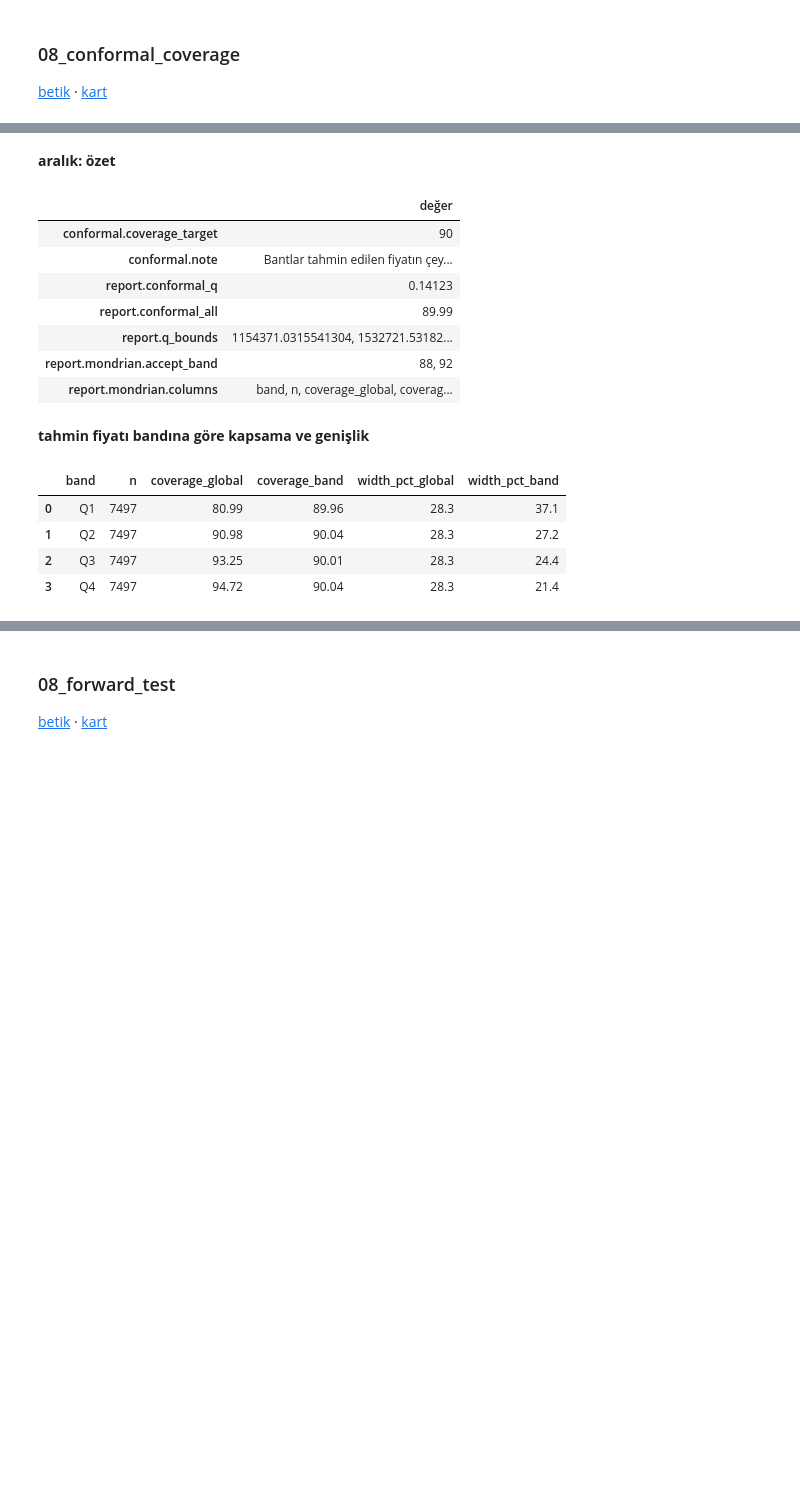
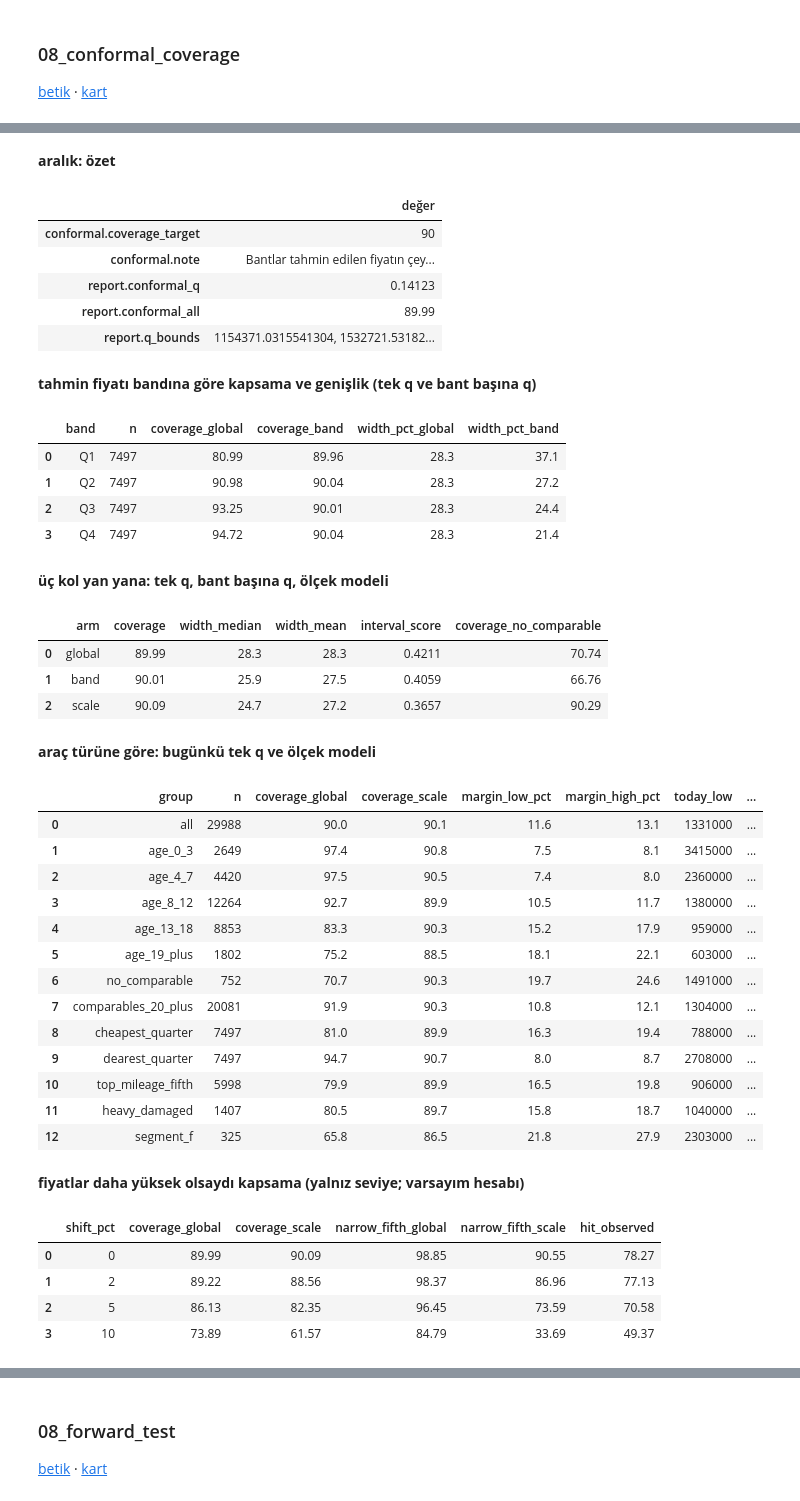
Before and after one commit to sadik-coban/car-price-prediction-pipeline, a Jupyter notebook: notebooks/3_errors_and_text.ipynb, the cells around one changed output, grey strips where cells are left out. Drawn from its saved outputs; the diff is of its cells as text; code cells hidden in the pictures; blank space fills up the shorter version.

```diff
--- a/notebooks/3_errors_and_text.ipynb
+++ b/notebooks/3_errors_and_text.ipynb
@@ -265,6 +265,4 @@ Markdown(card("08_conformal_coverage"))
 - zamansal: `present` — KFold dönemleri karıştırır; model zamanı görmez. Son taramada yeni ilanlardaki hata 08_forward_test'te ayrıca ölçülüyor.
 # %%
-script = run("08_conformal_coverage")           # [1]–[5]: yükle + hesapla; kaydetmez
-m = script.to_metrics(script.res)
-check(m, docs["08_conformal_coverage"])
+m = recorded("08_conformal_coverage", docs)
 # %% [output]
@@ -273,20 +270,53 @@ overall | genel: 89.99% · [('Q1', 80.99, 89.96), ('Q2', 90.98, 90.04), ('Q3', 9
 # %%
-mo = m["report"]["mondrian"]
-show("aralık: özet", flat({"conformal": m["domain"]["conformal"], "report": m["report"]}))
-show("tahmin fiyatı bandına göre kapsama ve genişlik", pd.DataFrame(mo["by_band"], columns=mo["columns"]))
+rp, dc = m["report"], m["domain"]["conformal"]
+mo, sc, cf = rp["mondrian"], rp["scale"], rp["confidence"]
+show("aralık: özet", flat({"conformal": dc, "report": {k: rp[k] for k in ("conformal_q", "conformal_all", "q_bounds")}}))
+show("tahmin fiyatı bandına göre kapsama ve genişlik (tek q ve bant başına q)",
+     pd.DataFrame(mo["by_band"], columns=mo["columns"]))
+show("üç kol yan yana: tek q, bant başına q, ölçek modeli", pd.DataFrame(sc["arms"], columns=sc["arm_columns"]))
+show("araç türüne göre: bugünkü tek q ve ölçek modeli", pd.DataFrame(sc["profiles"], columns=sc["profile_columns"]))
+show("fiyatlar daha yüksek olsaydı kapsama (yalnız seviye; varsayım hesabı)",
+     pd.DataFrame(sc["level_shift"], columns=sc["level_shift_columns"]))
+show("isabet olasılığı: özet", flat({k: v for k, v in cf.items() if k != "by_shown"}))
+show("isabet olasılığı: sitede gösterilen değere göre gerçekleşen pay",
+     pd.DataFrame(cf["by_shown"], columns=["10'da", "ilan", "gerçekleşen %"]))
 # %% [output]
 **aralık: özet**
 |  | değer |
 | conformal.coverage_target | 90 |
 | conformal.note | Bantlar tahmin edilen fiyatın çey... |
 | report.conformal_q | 0.14123 |
 | report.conformal_all | 89.99 |
 | report.q_bounds | 1154371.0315541304, 1532721.53182... |
-| report.mondrian.accept_band | 88, 92 |
-| report.mondrian.columns | band, n, coverage_global, coverag... |
-**tahmin fiyatı bandına göre kapsama ve genişlik**
+**tahmin fiyatı bandına göre kapsama ve genişlik (tek q ve bant başına q)**
 |  | band | n | coverage_global | coverage_band | width_pct_global | width_pct_band |
 | 0 | Q1 | 7497 | 80.99 | 89.96 | 28.3 | 37.1 |
 | 1 | Q2 | 7497 | 90.98 | 90.04 | 28.3 | 27.2 |
 | 2 | Q3 | 7497 | 93.25 | 90.01 | 28.3 | 24.4 |
 | 3 | Q4 | 7497 | 94.72 | 90.04 | 28.3 | 21.4 |
+**üç kol yan yana: tek q, bant başına q, ölçek modeli**
+|  | arm | coverage | width_median | width_mean | interval_score | coverage_no_comparable |
+| 0 | global | 89.99 | 28.3 | 28.3 | 0.4211 | 70.74 |
+| 1 | band | 90.01 | 25.9 | 27.5 | 0.4059 | 66.76 |
+| 2 | scale | 90.09 | 24.7 | 27.2 | 0.3657 | 90.29 |
+**araç türüne göre: bugünkü tek q ve ölçek modeli**
+|  | group | n | coverage_global | coverage_scale | margin_low_pct | margin_high_pct | today_low | ... |
+| 0 | all | 29988 | 90.0 | 90.1 | 11.6 | 13.1 | 1331000 | ... |
+| 1 | age_0_3 | 2649 | 97.4 | 90.8 | 7.5 | 8.1 | 3415000 | ... |
+| 2 | age_4_7 | 4420 | 97.5 | 90.5 | 7.4 | 8.0 | 2360000 | ... |
+| 3 | age_8_12 | 12264 | 92.7 | 89.9 | 10.5 | 11.7 | 1380000 | ... |
+| 4 | age_13_18 | 8853 | 83.3 | 90.3 | 15.2 | 17.9 | 959000 | ... |
+| 5 | age_19_plus | 1802 | 75.2 | 88.5 | 18.1 | 22.1 | 603000 | ... |
+| 6 | no_comparable | 752 | 70.7 | 90.3 | 19.7 | 24.6 | 1491000 | ... |
+| 7 | comparables_20_plus | 20081 | 91.9 | 90.3 | 10.8 | 12.1 | 1304000 | ... |
+| 8 | cheapest_quarter | 7497 | 81.0 | 89.9 | 16.3 | 19.4 | 788000 | ... |
+| 9 | dearest_quarter | 7497 | 94.7 | 90.7 | 8.0 | 8.7 | 2708000 | ... |
+| 10 | top_mileage_fifth | 5998 | 79.9 | 89.9 | 16.5 | 19.8 | 906000 | ... |
+| 11 | heavy_damaged | 1407 | 80.5 | 89.7 | 15.8 | 18.7 | 1040000 | ... |
+| 12 | segment_f | 325 | 65.8 | 86.5 | 21.8 | 27.9 | 2303000 | ... |
+**fiyatlar daha yüksek olsaydı kapsama (yalnız seviye; varsayım hesabı)**
+|  | shift_pct | coverage_global | coverage_scale | narrow_fifth_global | narrow_fifth_scale | hit_observed |
+| 0 | 0 | 89.99 | 90.09 | 98.85 | 90.55 | 78.27 |
+| 1 | 2 | 89.22 | 88.56 | 98.37 | 86.96 | 77.13 |
+| 2 | 5 | 86.13 | 82.35 | 96.45 | 73.59 | 70.58 |
+| 3 | 10 | 73.89 | 61.57 | 84.79 | 33.69 | 49.37 |
```
Also changed, not shown: parts of 7 cells of this notebook, 47 other files.
